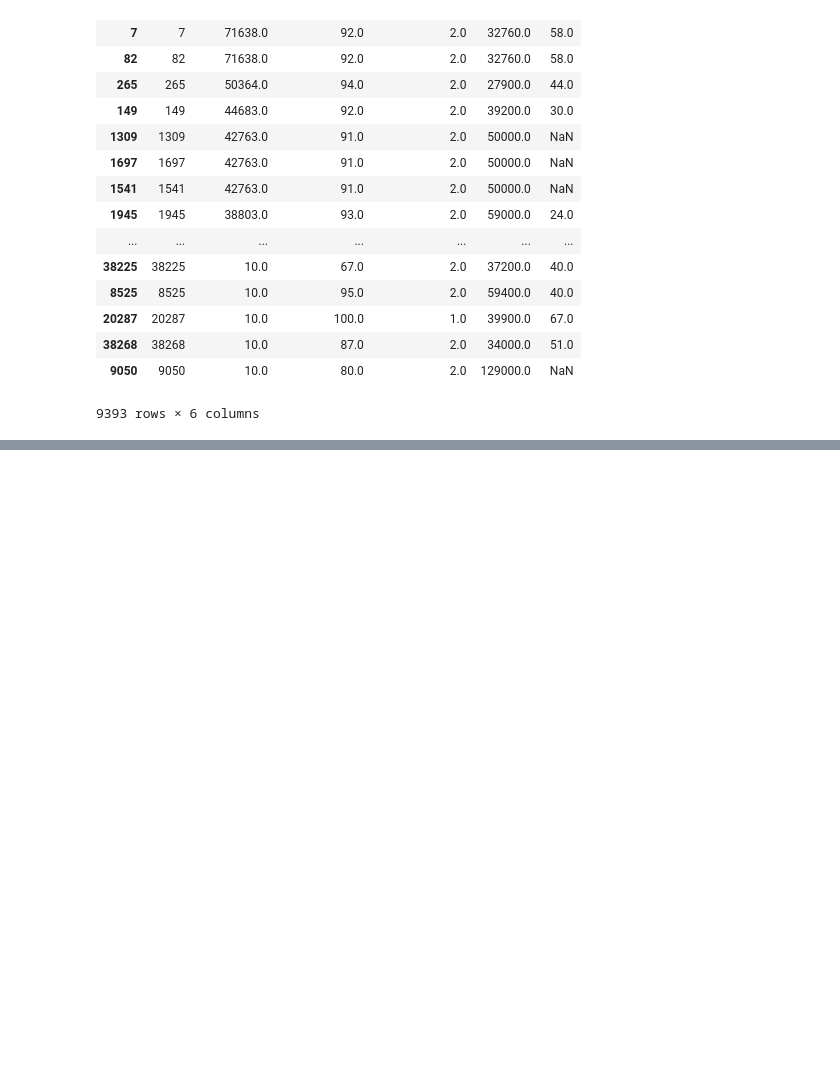
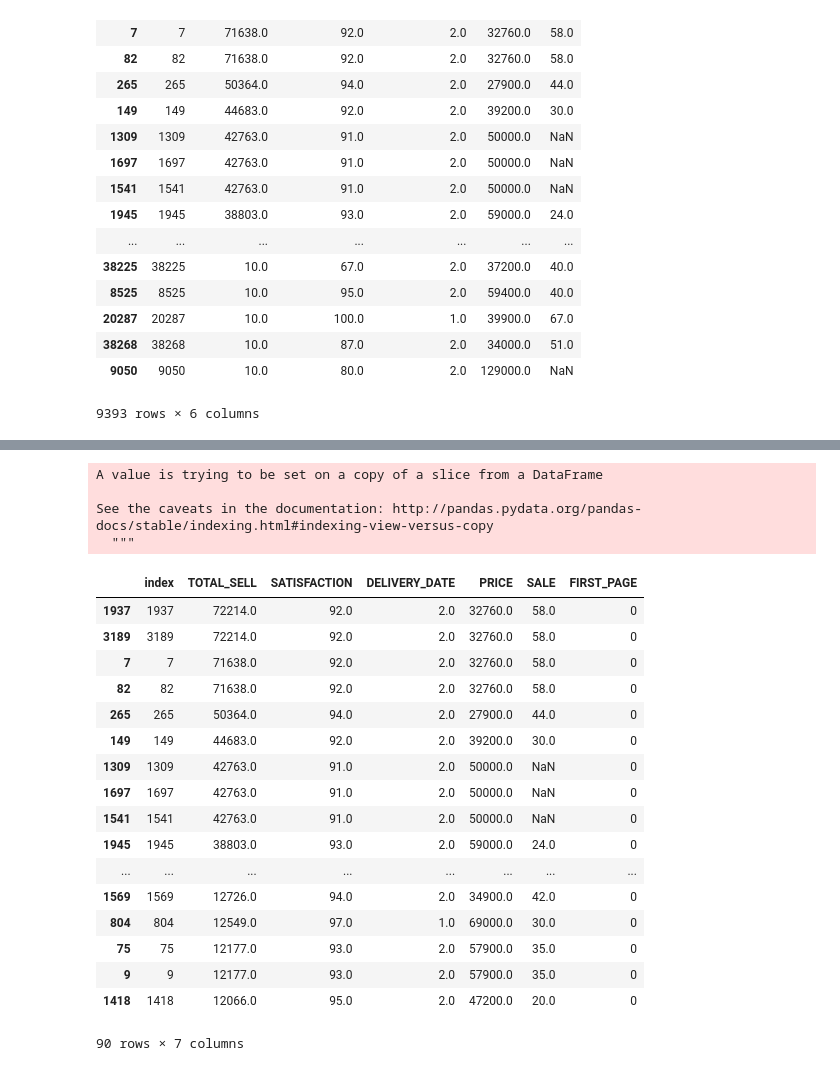
Before and after one commit to yiyejyn/ClothesSalesAnalysis, a Jupyter notebook: Untitled.ipynb, the cells around one changed output, grey strips where cells are left out. Drawn from its saved outputs; the diff is of its cells as text; code cells hidden in the pictures; blank space fills up the shorter version.

```diff
--- a/Untitled.ipynb
+++ b/Untitled.ipynb
@@ -67,0 +71,29 @@ ModuleNotFoundError: No module named 'imblearn'
+# %%
+#1 페이지는 80이고 나머지는 2~ 페이지이기 떄문에 상위 80개만 1페이지에 들어간다
+#total_sell을 기준으로 first_page를 나눠야 하는데 어떻 기준으로 나눌 것인가.
+pf.head(80)
+pf['FIRST_PAGE'][0:80] = 0
+pf.head(90)
+# %% [output]
+A value is trying to be set on a copy of a slice from a DataFrame
+
+See the caveats in the documentation: http://pandas.pydata.org/pandas-docs/stable/indexing.html#indexing-view-versus-copy
+  """
+|  | index | TOTAL_SELL | SATISFACTION | DELIVERY_DATE | PRICE | SALE | FIRST_PAGE |
+| 1937 | 1937 | 72214.0 | 92.0 | 2.0 | 32760.0 | 58.0 | 0 |
+| 3189 | 3189 | 72214.0 | 92.0 | 2.0 | 32760.0 | 58.0 | 0 |
+| 7 | 7 | 71638.0 | 92.0 | 2.0 | 32760.0 | 58.0 | 0 |
+| 82 | 82 | 71638.0 | 92.0 | 2.0 | 32760.0 | 58.0 | 0 |
+| 265 | 265 | 50364.0 | 94.0 | 2.0 | 27900.0 | 44.0 | 0 |
+| 149 | 149 | 44683.0 | 92.0 | 2.0 | 39200.0 | 30.0 | 0 |
+| 1309 | 1309 | 42763.0 | 91.0 | 2.0 | 50000.0 | NaN | 0 |
+| 1697 | 1697 | 42763.0 | 91.0 | 2.0 | 50000.0 | NaN | 0 |
+| 1541 | 1541 | 42763.0 | 91.0 | 2.0 | 50000.0 | NaN | 0 |
+| 1945 | 1945 | 38803.0 | 93.0 | 2.0 | 59000.0 | 24.0 | 0 |
+| ... | ... | ... | ... | ... | ... | ... | ... |
+| 1569 | 1569 | 12726.0 | 94.0 | 2.0 | 34900.0 | 42.0 | 0 |
+| 804 | 804 | 12549.0 | 97.0 | 1.0 | 69000.0 | 30.0 | 0 |
+| 75 | 75 | 12177.0 | 93.0 | 2.0 | 57900.0 | 35.0 | 0 |
+| 9 | 9 | 12177.0 | 93.0 | 2.0 | 57900.0 | 35.0 | 0 |
+| 1418 | 1418 | 12066.0 | 95.0 | 2.0 | 47200.0 | 20.0 | 0 |
+90 rows × 7 columns
```
Also changed, not shown: parts of 7 cells of this notebook.
